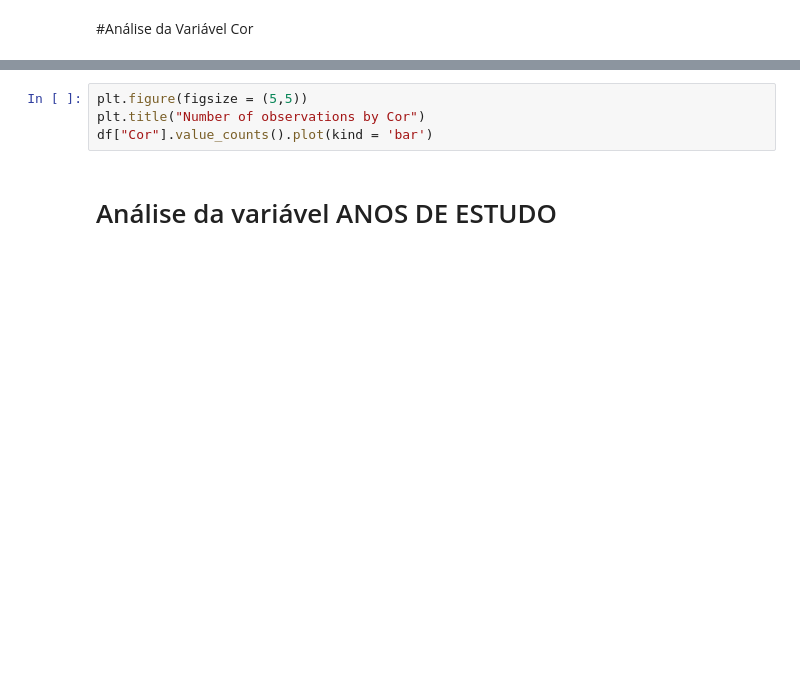
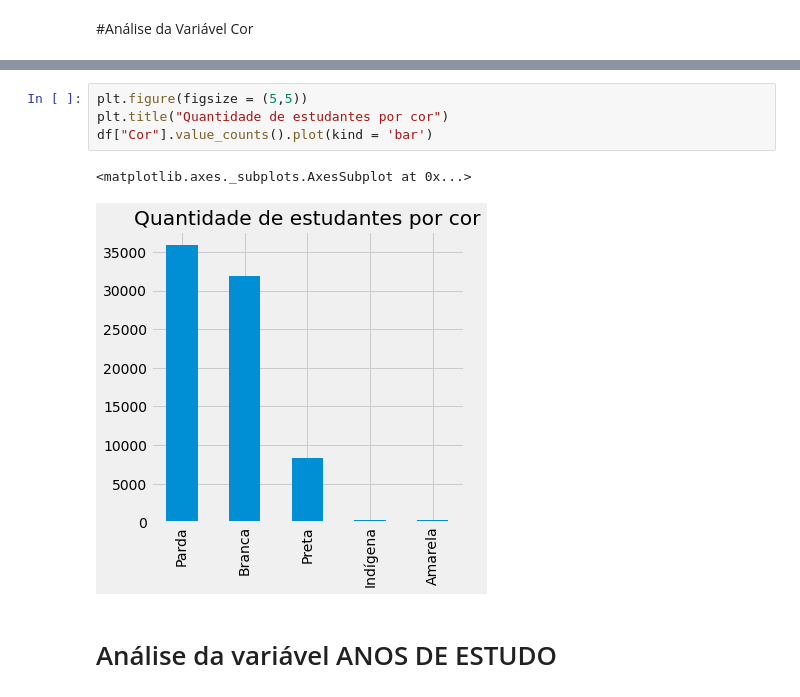
Before and after one commit to OficinaUNB/LearningAnalyticsBiblioteconomiaUNB, a Jupyter notebook: notebooks/notebook_1.ipynb, the cells around one changed output, grey strips where cells are left out. Cells and saved outputs as stored; diff of their text form; blank space fills up the shorter version.

```diff
--- a/notebooks/notebook_1.ipynb
+++ b/notebooks/notebook_1.ipynb
@@ -415,7 +415,10 @@ df["Cor"].value_counts()
 # %%
 plt.figure(figsize = (5,5))
-plt.title("Number of observations by Cor")
+plt.title("Quantidade de estudantes por cor")
 df["Cor"].value_counts().plot(kind = 'bar')
+# %% [output]
+<matplotlib.axes._subplots.AxesSubplot at 0x...>
+[figure, added]
 # %% [markdown]
 # Análise da variável ANOS DE ESTUDO
 # %%
```
Also changed, not shown: parts of 35 cells of this notebook.
